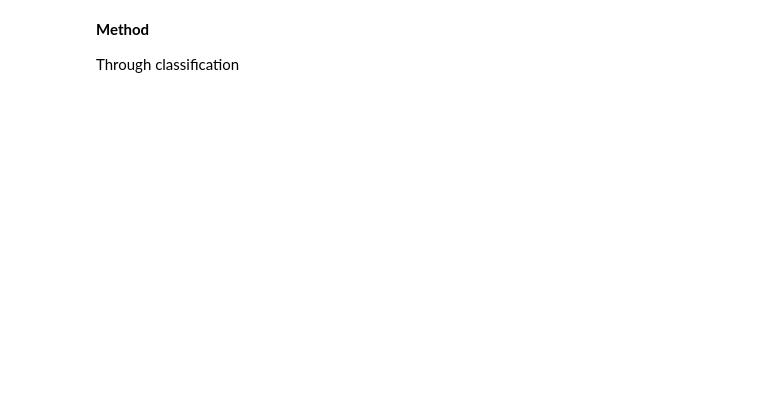
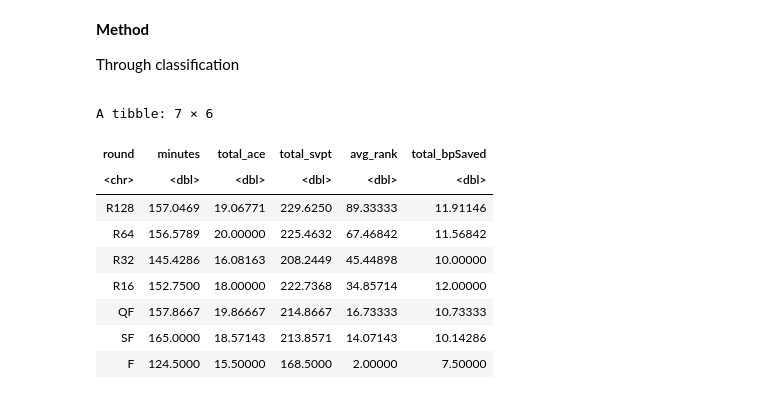
Before and after one commit to brianapavey/Group-Project, a Jupyter notebook: tennis_data_project.ipynb, the cells around one changed output. Drawn from its saved outputs; the diff is of its cells as text; code cells hidden in the pictures; blank space fills up the shorter version.

Commit message:
Created tennis_group and calculated averages for each numeric column

```diff
--- a/tennis_data_project.ipynb
+++ b/tennis_data_project.ipynb
@@ -76,6 +77,23 @@ A tibble: 507 × 13
 | Daniil Medvedev | Novak Djokovic | F | 5 | 136 | 16 | 90 | 2 | 5 | 6 | 92 | ... |
 # %% [markdown]
 **Method** <p>Through classification
+# %%
+tennis_group <- tennis_comb %>%
+group_by(round) %>%
+summarise_if(is.numeric, mean, na.rm = TRUE) %>%
+slice(3,6,5,4,2,7,1)
+tennis_group
+# %% [output]
+A tibble: 7 × 6
+| round | minutes | total_ace | total_svpt | avg_rank | total_bpSaved |
+| <chr> | <dbl> | <dbl> | <dbl> | <dbl> | <dbl> |
+| R128 | 157.0469 | 19.06771 | 229.6250 | 89.33333 | 11.91146 |
+| R64 | 156.5789 | 20.00000 | 225.4632 | 67.46842 | 11.56842 |
+| R32 | 145.4286 | 16.08163 | 208.2449 | 45.44898 | 10.00000 |
+| R16 | 152.7500 | 18.00000 | 222.7368 | 34.85714 | 12.00000 |
+| QF | 157.8667 | 19.86667 | 214.8667 | 16.73333 | 10.73333 |
+| SF | 165.0000 | 18.57143 | 213.8571 | 14.07143 | 10.14286 |
+| F | 124.5000 | 15.50000 | 168.5000 | 2.00000 | 7.50000 |
 # %%
 tennis_comb <- tennis_train %>%
                 mutate(total_ace = w_ace + l_ace) %>%
```
Also changed, not shown: parts of 3 cells of this notebook.
